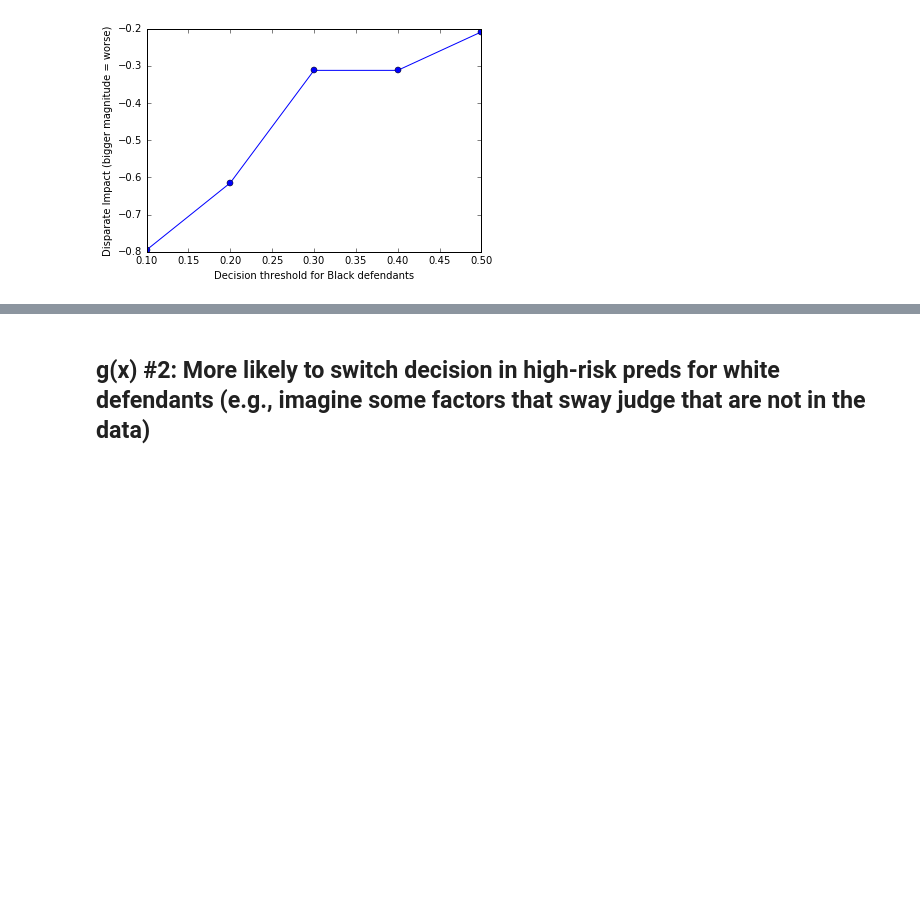
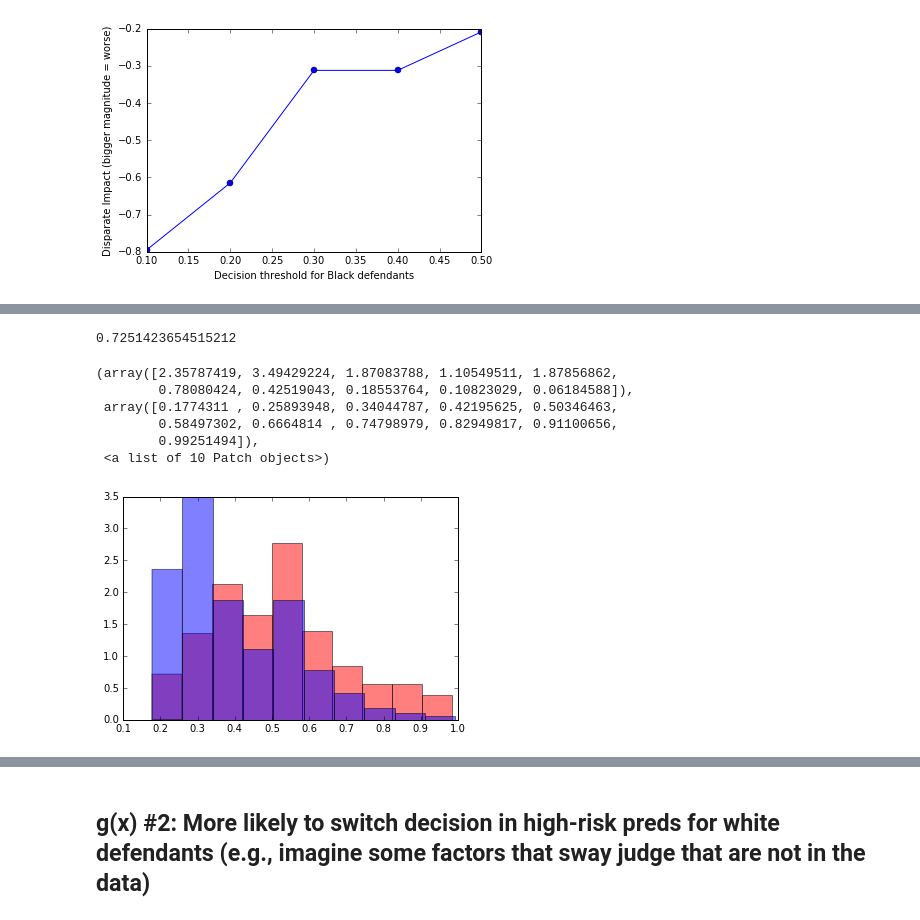
Before and after one commit to harinisuresh/compas-analysis, a Jupyter notebook: Heterogenous Eng Analysis.ipynb, the cells around one changed output, grey strips where cells are left out. Saved outputs shown, nothing was run; the diff lists cells and outputs as text; code cells hidden in the pictures; blank space fills up the shorter version.

```diff
--- a/Heterogenous Eng Analysis.ipynb
+++ b/Heterogenous Eng Analysis.ipynb
@@ -130,6 +138,9 @@ preds = np.array([round(p, 1) for p in preds])
 # %%
 true_recid_white = Y_test[data_test.race == 'Caucasian']
 true_recid_aa = Y_test[data_test.race == 'African-American']
+# %%
+idx_white = data_train.race == 'Caucasian'
+idx_aa = data_train.race == 'African-American'
 # %% [markdown]
 ### Model Calibration + FPR + DI
 # %%
@@ -272,0 +368,32 @@ plt.ylabel('Disparate Impact (bigger magnitude = worse)')
+# %%
+for i in range(5):
+    # Step 2: Get human decisions for these scores to start training human model
+    # This is training the second half of the network to mimic human decisions
+    scores = score_model.predict(X_train)
+    scores_with_race = pd.DataFrame({'score': scores.flatten()})
+    scores_with_race['race'] = data_train.race.reset_index(drop=True)
+
+    decision_train = scores_with_race.apply(lambda row: threshold_round(row.score, threshold=0.3)
+                           if row['race'] == "African-American"
+                           else threshold_round(row.score), axis=1)
+
+    # Freeze weights for score model
+    s.trainable = False
+    d1.trainable = True
+    y.trainable = True
+    overall_model.compile(optimizer='rmsprop',
+                  loss='binary_crossentropy',
+                  metrics=['accuracy'])
+
+    overall_model.fit(X_train, decision_train, epochs=10, batch_size=32)
+
+    # Step 3: Freeze human part and retrain scores to get scores that will lead to the right decision
+
+    s.trainable = True
+    d1.trainable = False
+    y.trainable = False
+    overall_model.compile(optimizer='rmsprop',
+                  loss='binary_crossentropy',
+                  metrics=['accuracy'])
+
+    overall_model.fit(X_train, Y_train, epochs=10, batch_size=32)
@@ -272,0 +472,7 @@ plt.ylabel('Disparate Impact (bigger magnitude = worse)')
+# %%
+auc = roc_auc_score(Y_test, preds)
+auc
+# %% [output]
+0.7251423654515212
+# %%
+original_preds = lr.predict_proba(X_train)[:,1]
@@ -272,0 +481,11 @@ plt.ylabel('Disparate Impact (bigger magnitude = worse)')
+# %%
+plt.hist(original_preds[idx_aa], color='red', alpha=0.5, normed=True)
+plt.hist(original_preds[idx_white], color='blue', alpha=0.5, normed=True)
+# %% [output]
+(array([2.35787419, 3.49429224, 1.87083788, 1.10549511, 1.87856862,
+        0.78080424, 0.42519043, 0.18553764, 0.10823029, 0.06184588]),
+ array([0.1774311 , 0.25893948, 0.34044787, 0.42195625, 0.50346463,
+        0.58497302, 0.6664814 , 0.74798979, 0.82949817, 0.91100656,
+        0.99251494]),
+ <a list of 10 Patch objects>)
+[figure, added]
```
Also changed, not shown: parts of 26 cells of this notebook.
